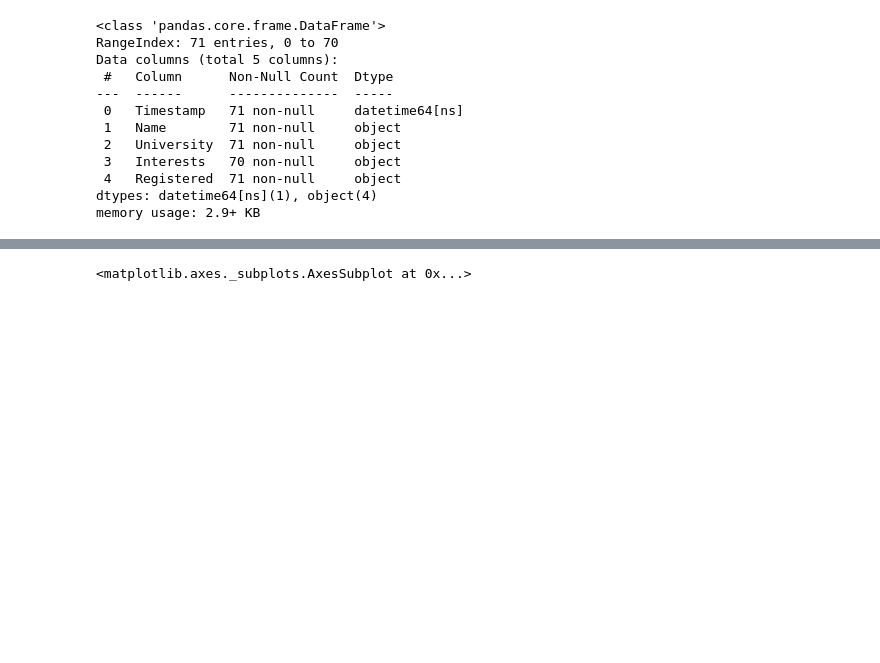
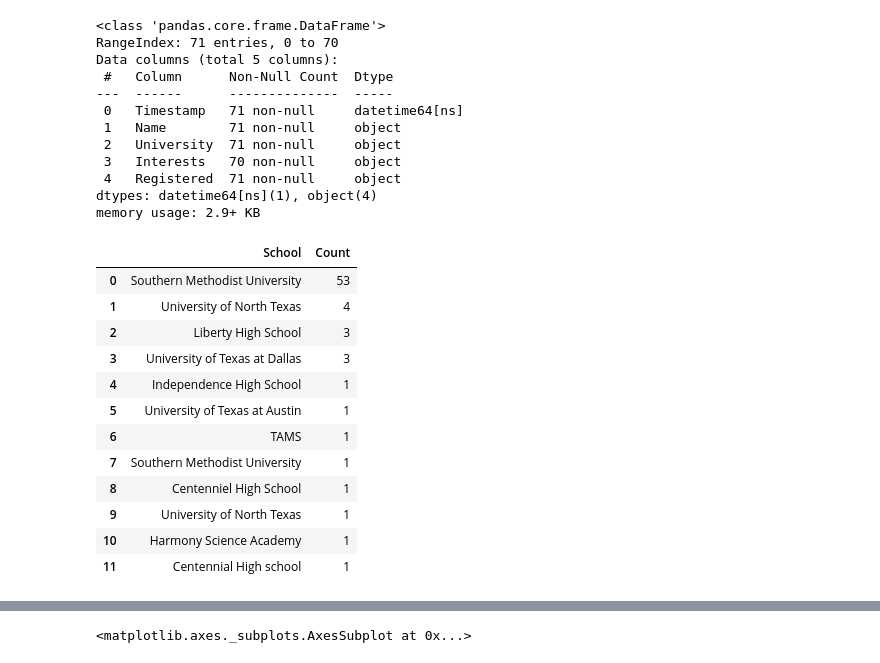
Before and after one commit to n-wes/Data-Visualization-with-Python, a Jupyter notebook: hackSMU/hackSMUII/registration_checkin_analysis.ipynb, the cells around one changed output, grey strips where cells are left out. Saved outputs shown, nothing was run; the diff lists cells and outputs as text; code cells hidden in the pictures; blank space fills up the shorter version.

```diff
--- a/hackSMU/hackSMUII/registration_checkin_analysis.ipynb
+++ b/hackSMU/hackSMUII/registration_checkin_analysis.ipynb
@@ -77,5 +95,21 @@ Data columns (total 5 columns):
  4   Registered  71 non-null     object
 dtypes: datetime64[ns](1), object(4)
 memory usage: 2.9+ KB
+# %%
+check_ins['University'].value_counts().rename_axis('School').reset_index(name='Count')
+# %% [output]
+|  | School | Count |
+| 0 | Southern Methodist University | 53 |
+| 1 | University of North Texas | 4 |
+| 2 | Liberty High School | 3 |
+| 3 | University of Texas at Dallas | 3 |
+| 4 | Independence High School | 1 |
+| 5 | University of Texas at Austin | 1 |
+| 6 | TAMS | 1 |
+| 7 | Southern Methodist University | 1 |
+| 8 | Centenniel High School | 1 |
+| 9 | University of North Texas | 1 |
+| 10 | Harmony Science Academy | 1 |
+| 11 | Centennial High school | 1 |
 # %%
 check_ins['University'].value_counts(ascending=True).plot.barh()
```
Also changed, not shown: parts of 4 cells of this notebook, 2 other files.
